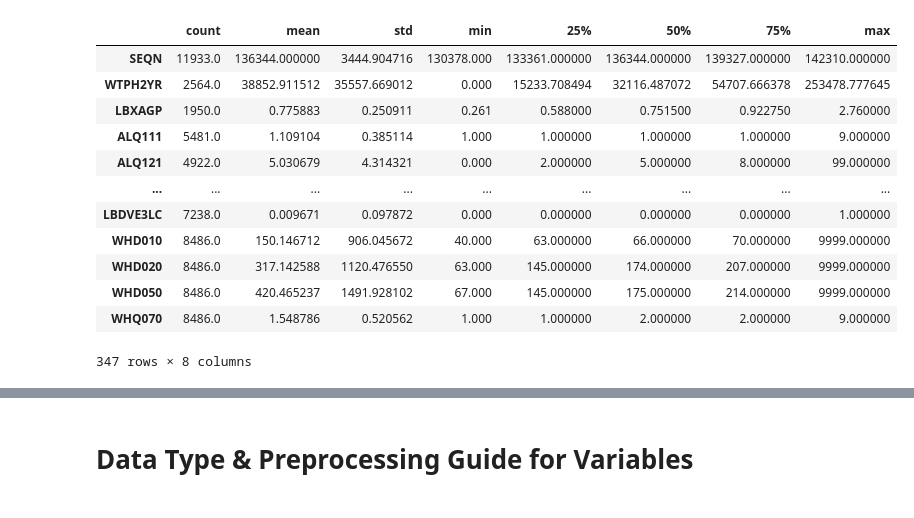
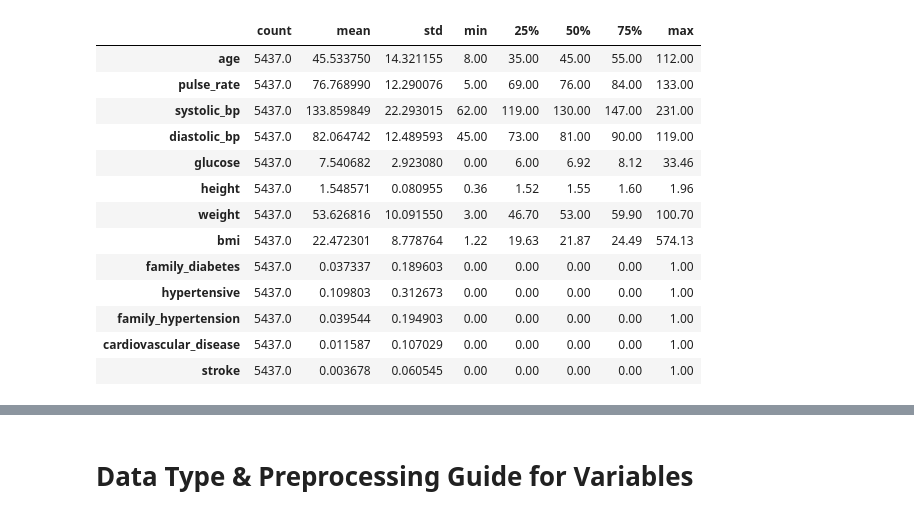
Before and after one commit to JoesphK/DEPIGradProject, a Jupyter notebook: HC.ipynb, the cells around one changed output, grey strips where cells are left out. Cells and saved outputs as stored; diff of their text form; code cells hidden in the pictures.

```diff
--- a/HC.ipynb
+++ b/HC.ipynb
@@ -148 +44,5 @@ new_df = pd.read_csv(merged_file_csv_path)
+# %%
+path = os.path.join(current_working_dir, "DataSet/CSV/Diabetes.csv")
+
+df = pd.read_csv(path)
 # %%
@@ -164,16 +75,17 @@ None
 # %%
-new_df.describe().T
+df.describe().T
 # %% [output]
 |  | count | mean | std | min | 25% | 50% | 75% | max |
-| SEQN | 11933.0 | 136344.000000 | 3444.904716 | 130378.000 | 133361.000000 | 136344.000000 | 139327.000000 | 142310.000000 |
-| WTPH2YR | 2564.0 | 38852.911512 | 35557.669012 | 0.000 | 15233.708494 | 32116.487072 | 54707.666378 | 253478.777645 |
-| LBXAGP | 1950.0 | 0.775883 | 0.250911 | 0.261 | 0.588000 | 0.751500 | 0.922750 | 2.760000 |
-| ALQ111 | 5481.0 | 1.109104 | 0.385114 | 1.000 | 1.000000 | 1.000000 | 1.000000 | 9.000000 |
-| ALQ121 | 4922.0 | 5.030679 | 4.314321 | 0.000 | 2.000000 | 5.000000 | 8.000000 | 99.000000 |
-| ... | ... | ... | ... | ... | ... | ... | ... | ... |
-| LBDVE3LC | 7238.0 | 0.009671 | 0.097872 | 0.000 | 0.000000 | 0.000000 | 0.000000 | 1.000000 |
-| WHD010 | 8486.0 | 150.146712 | 906.045672 | 40.000 | 63.000000 | 66.000000 | 70.000000 | 9999.000000 |
-| WHD020 | 8486.0 | 317.142588 | 1120.476550 | 63.000 | 145.000000 | 174.000000 | 207.000000 | 9999.000000 |
-| WHD050 | 8486.0 | 420.465237 | 1491.928102 | 67.000 | 145.000000 | 175.000000 | 214.000000 | 9999.000000 |
-| WHQ070 | 8486.0 | 1.548786 | 0.520562 | 1.000 | 1.000000 | 2.000000 | 2.000000 | 9.000000 |
+| age | 5437.0 | 45.533750 | 14.321155 | 8.00 | 35.00 | 45.00 | 55.00 | 112.00 |
+| pulse_rate | 5437.0 | 76.768990 | 12.290076 | 5.00 | 69.00 | 76.00 | 84.00 | 133.00 |
+| systolic_bp | 5437.0 | 133.859849 | 22.293015 | 62.00 | 119.00 | 130.00 | 147.00 | 231.00 |
+| diastolic_bp | 5437.0 | 82.064742 | 12.489593 | 45.00 | 73.00 | 81.00 | 90.00 | 119.00 |
+| glucose | 5437.0 | 7.540682 | 2.923080 | 0.00 | 6.00 | 6.92 | 8.12 | 33.46 |
+| height | 5437.0 | 1.548571 | 0.080955 | 0.36 | 1.52 | 1.55 | 1.60 | 1.96 |
+| weight | 5437.0 | 53.626816 | 10.091550 | 3.00 | 46.70 | 53.00 | 59.90 | 100.70 |
+| bmi | 5437.0 | 22.472301 | 8.778764 | 1.22 | 19.63 | 21.87 | 24.49 | 574.13 |
+| family_diabetes | 5437.0 | 0.037337 | 0.189603 | 0.00 | 0.00 | 0.00 | 0.00 | 1.00 |
+| hypertensive | 5437.0 | 0.109803 | 0.312673 | 0.00 | 0.00 | 0.00 | 0.00 | 1.00 |
+| family_hypertension | 5437.0 | 0.039544 | 0.194903 | 0.00 | 0.00 | 0.00 | 0.00 | 1.00 |
+| cardiovascular_disease | 5437.0 | 0.011587 | 0.107029 | 0.00 | 0.00 | 0.00 | 0.00 | 1.00 |
+| stroke | 5437.0 | 0.003678 | 0.060545 | 0.00 | 0.00 | 0.00 | 0.00 | 1.00 |
-347 rows × 8 columns
```
Also changed, not shown: parts of 98 cells of this notebook.
